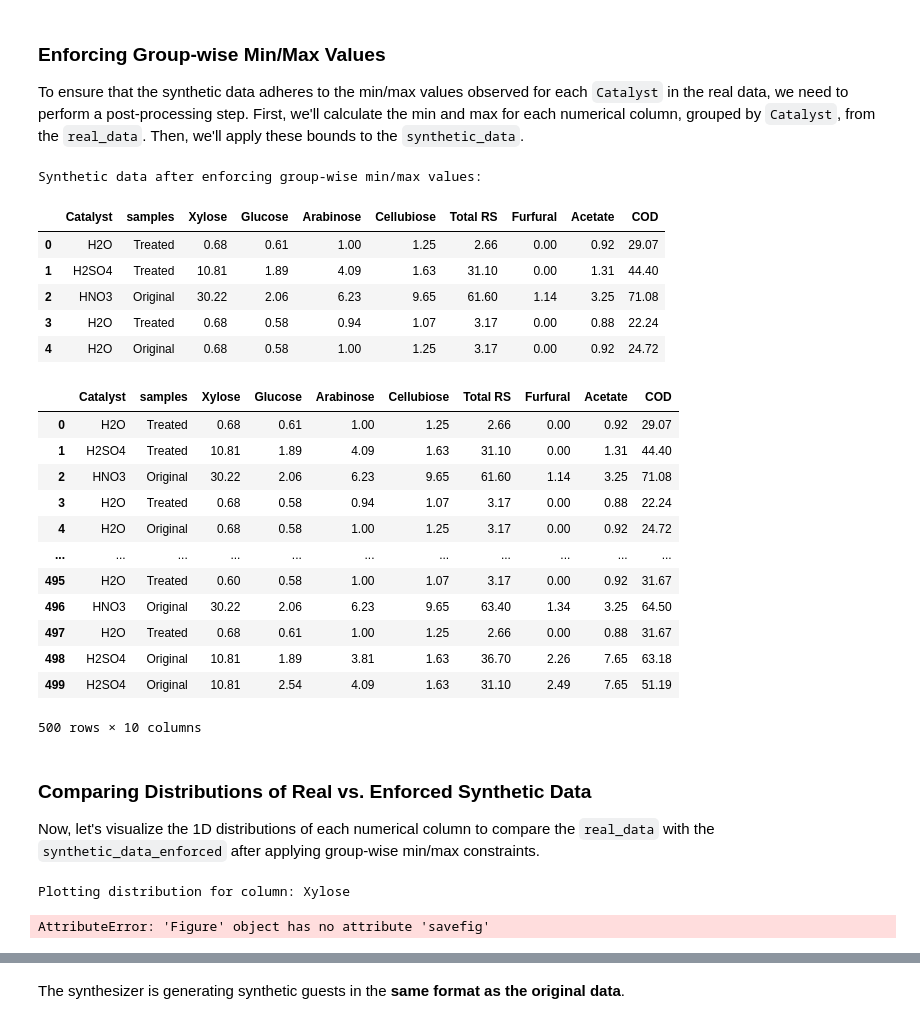
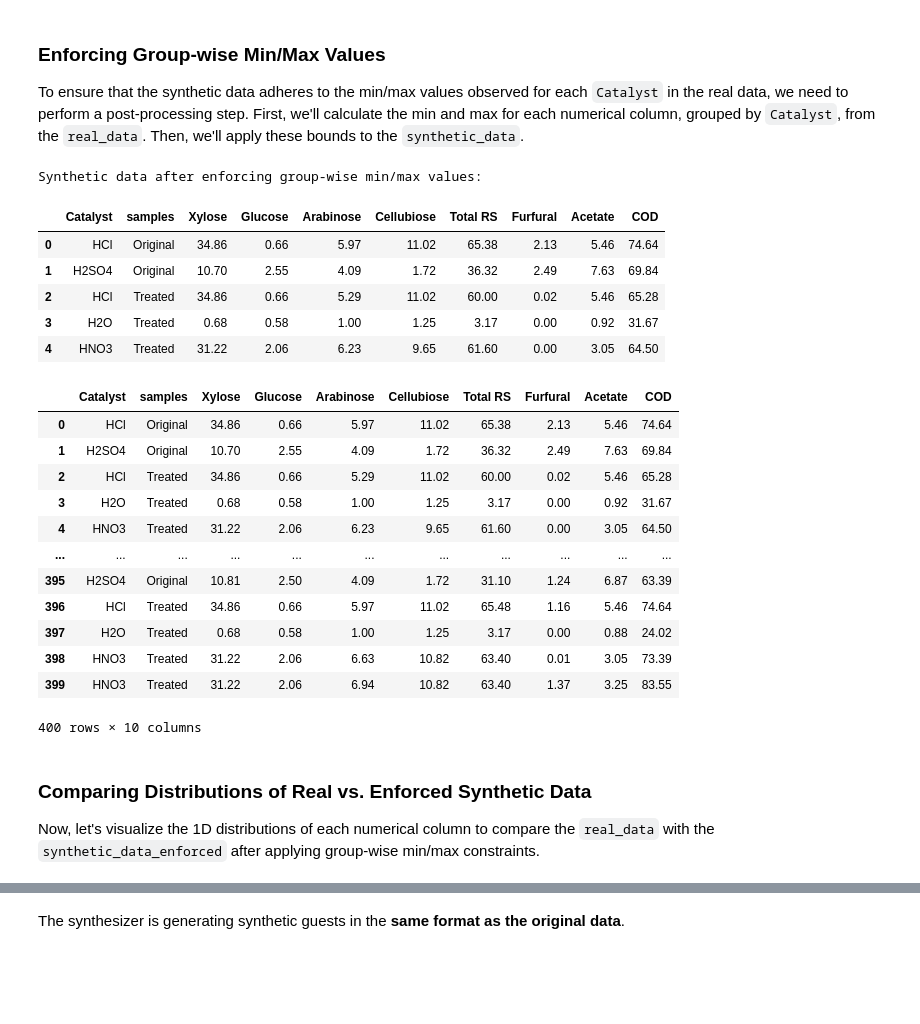
Before and after one commit to umraodeepika7-dotcom/ctgan, a Jupyter notebook: SDV_Synthesize_a_table_(CTGAN).ipynb, the cells around one changed output, grey strips where cells are left out. Drawn from its saved outputs; the diff is of its cells as text; code cells hidden in the pictures; blank space fills up the shorter version.

Commit message:
Created using Colab PRETREATMENT RSSSS 20526

```diff
--- a/SDV_Synthesize_a_table_(CTGAN).ipynb
+++ b/SDV_Synthesize_a_table_(CTGAN).ipynb
@@ -148,7 +140,3 @@ When this code finishes running, the synthesizer is ready to use.
 # %% [markdown]
 ## 2.2 Generating Synthetic Data
 Use the `sample` function and pass in any number of rows to synthesize.
-# %%
-synthesizer.fit(real_data)
-synthetic_data = synthesizer.sample(num_rows=500)
-synthetic_data.head()
@@ -161,0 +143,15 @@ synthetic_data.head()
+# %%
+from sdv.single_table import GaussianCopulaSynthesizer
+
+# Initialize the GaussianCopulaSynthesizer
+gmm_synthesizer = GaussianCopulaSynthesizer(metadata)
+
+# Fit the synthesizer to the real data
+gmm_synthesizer.fit(real_data)
+# %%
+
+# Generate synthetic data using the GMM synthesizer
+synthetic_data_from_gmm = gmm_synthesizer.sample(len(real_data) * 50)
+
+print(f"Generated {len(synthetic_data_from_gmm)} synthetic rows using GMM.")
+display(synthetic_data_from_gmm.head())
@@ -179,7 +183,7 @@ def enforce_group_min_max_for_row(row, group_min_max_df, group_col, numeric_colu
     return row
 
 # Create a copy to store the enforced synthetic data
-synthetic_data_enforced = synthetic_data.copy()
+synthetic_data_enforced = synthetic_data_from_gmm.copy()
 
 # Apply the enforcement function to each row of the synthetic data
 synthetic_data_enforced = synthetic_data_enforced.apply(lambda row: enforce_group_min_max_for_row(row, group_min_max, 'Catalyst', numeric_cols), axis=1)
@@ -189,52 +193,31 @@ display(synthetic_data_enforced.head())
 # %% [output]
 Synthetic data after enforcing group-wise min/max values:
 |  | Catalyst | samples | Xylose | Glucose | Arabinose | Cellubiose | Total RS | Furfural | Acetate | COD |
-| 0 | H2O | Treated | 0.68 | 0.61 | 1.00 | 1.25 | 2.66 | 0.00 | 0.92 | 29.07 |
-| 1 | H2SO4 | Treated | 10.81 | 1.89 | 4.09 | 1.63 | 31.10 | 0.00 | 1.31 | 44.40 |
-| 2 | HNO3 | Original | 30.22 | 2.06 | 6.23 | 9.65 | 61.60 | 1.14 | 3.25 | 71.08 |
-| 3 | H2O | Treated | 0.68 | 0.58 | 0.94 | 1.07 | 3.17 | 0.00 | 0.88 | 22.24 |
-| 4 | H2O | Original | 0.68 | 0.58 | 1.00 | 1.25 | 3.17 | 0.00 | 0.92 | 24.72 |
+| 0 | HCl | Original | 34.86 | 0.66 | 5.97 | 11.02 | 65.38 | 2.13 | 5.46 | 74.64 |
+| 1 | H2SO4 | Original | 10.70 | 2.55 | 4.09 | 1.72 | 36.32 | 2.49 | 7.63 | 69.84 |
+| 2 | HCl | Treated | 34.86 | 0.66 | 5.29 | 11.02 | 60.00 | 0.02 | 5.46 | 65.28 |
+| 3 | H2O | Treated | 0.68 | 0.58 | 1.00 | 1.25 | 3.17 | 0.00 | 0.92 | 31.67 |
+| 4 | HNO3 | Treated | 31.22 | 2.06 | 6.23 | 9.65 | 61.60 | 0.00 | 3.05 | 64.50 |
 # %%
-display(synthetic_data_enforced.head(500))
+display(synthetic_data_enforced.head(400))
 # %% [output]
 |  | Catalyst | samples | Xylose | Glucose | Arabinose | Cellubiose | Total RS | Furfural | Acetate | COD |
-| 0 | H2O | Treated | 0.68 | 0.61 | 1.00 | 1.25 | 2.66 | 0.00 | 0.92 | 29.07 |
-| 1 | H2SO4 | Treated | 10.81 | 1.89 | 4.09 | 1.63 | 31.10 | 0.00 | 1.31 | 44.40 |
-| 2 | HNO3 | Original | 30.22 | 2.06 | 6.23 | 9.65 | 61.60 | 1.14 | 3.25 | 71.08 |
-| 3 | H2O | Treated | 0.68 | 0.58 | 0.94 | 1.07 | 3.17 | 0.00 | 0.88 | 22.24 |
-| 4 | H2O | Original | 0.68 | 0.58 | 1.00 | 1.25 | 3.17 | 0.00 | 0.92 | 24.72 |
+| 0 | HCl | Original | 34.86 | 0.66 | 5.97 | 11.02 | 65.38 | 2.13 | 5.46 | 74.64 |
+| 1 | H2SO4 | Original | 10.70 | 2.55 | 4.09 | 1.72 | 36.32 | 2.49 | 7.63 | 69.84 |
+| 2 | HCl | Treated | 34.86 | 0.66 | 5.29 | 11.02 | 60.00 | 0.02 | 5.46 | 65.28 |
+| 3 | H2O | Treated | 0.68 | 0.58 | 1.00 | 1.25 | 3.17 | 0.00 | 0.92 | 31.67 |
+| 4 | HNO3 | Treated | 31.22 | 2.06 | 6.23 | 9.65 | 61.60 | 0.00 | 3.05 | 64.50 |
 | ... | ... | ... | ... | ... | ... | ... | ... | ... | ... | ... |
-| 495 | H2O | Treated | 0.60 | 0.58 | 1.00 | 1.07 | 3.17 | 0.00 | 0.92 | 31.67 |
-| 496 | HNO3 | Original | 30.22 | 2.06 | 6.23 | 9.65 | 63.40 | 1.34 | 3.25 | 64.50 |
-| 497 | H2O | Treated | 0.68 | 0.61 | 1.00 | 1.25 | 2.66 | 0.00 | 0.88 | 31.67 |
-| 498 | H2SO4 | Original | 10.81 | 1.89 | 3.81 | 1.63 | 36.70 | 2.26 | 7.65 | 63.18 |
-| 499 | H2SO4 | Original | 10.81 | 2.54 | 4.09 | 1.63 | 31.10 | 2.49 | 7.65 | 51.19 |
+| 395 | H2SO4 | Original | 10.81 | 2.50 | 4.09 | 1.72 | 31.10 | 1.24 | 6.87 | 63.39 |
+| 396 | HCl | Treated | 34.86 | 0.66 | 5.97 | 11.02 | 65.48 | 1.16 | 5.46 | 74.64 |
+| 397 | H2O | Treated | 0.68 | 0.58 | 1.00 | 1.25 | 3.17 | 0.00 | 0.88 | 24.02 |
+| 398 | HNO3 | Treated | 31.22 | 2.06 | 6.63 | 10.82 | 63.40 | 0.01 | 3.05 | 73.39 |
+| 399 | HNO3 | Treated | 31.22 | 2.06 | 6.94 | 10.82 | 63.40 | 1.37 | 3.25 | 83.55 |
-500 rows × 10 columns
+400 rows × 10 columns
 # %% [markdown]
 ### Comparing Distributions of Real vs. Enforced Synthetic Data
 
 Now, let's visualize the 1D distributions of each numerical column to compare the `real_data` with the `synthetic_data_enforced` after applying group-wise min/max constraints.
-# %%
-from sdv.evaluation.single_table import get_column_plot
-import matplotlib.pyplot as plt
-
-# numeric_cols is already defined from previous steps
-# numeric_cols = ['Xylose', 'Glucose', 'Arabinose', 'Cellubiose', 'Total RS', 'Furfural', 'Acetate', 'COD']
-
-for col_name in numeric_cols:
-    print(f"Plotting distribution for column: {col_name}")
-    fig = get_column_plot(
-        real_data=real_data,
-        synthetic_data=synthetic_data_enforced,
-        column_name=col_name,
-        metadata=metadata
-    )
-    # Save the figure to a file instead of showing it directly
-    fig.savefig(f'{col_name}_distribution_comparison.png')
-    plt.close(fig) # Close the figure to free up memory
-# %% [output]
-Plotting distribution for column: Xylose
-AttributeError: 'Figure' object has no attribute 'savefig'
 # %%
 # Install kaleido for plotly image export
 %pip install kaleido
```
Also changed, not shown: parts of 37 cells of this notebook.
